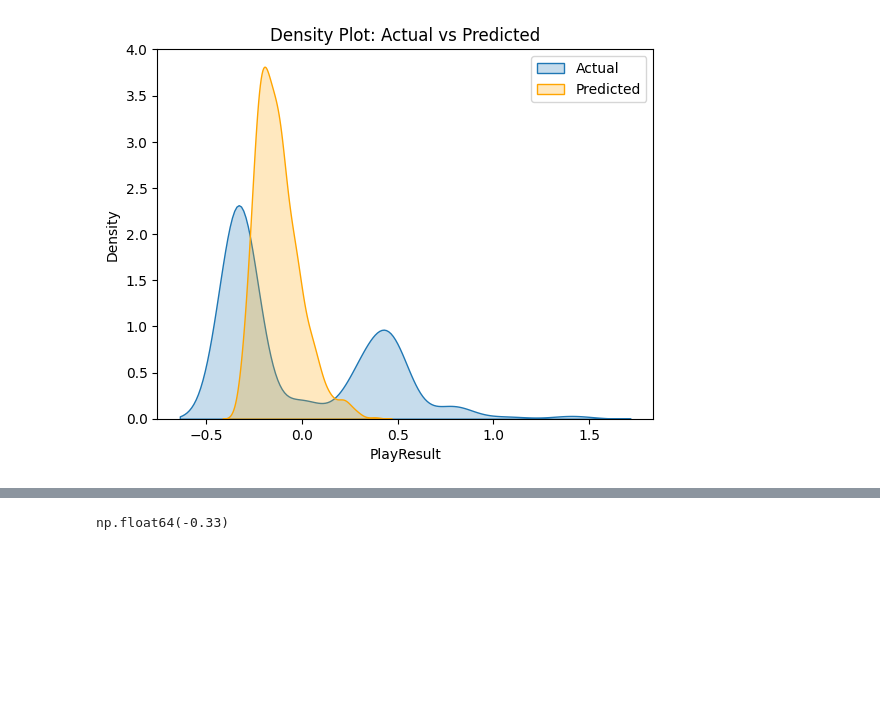
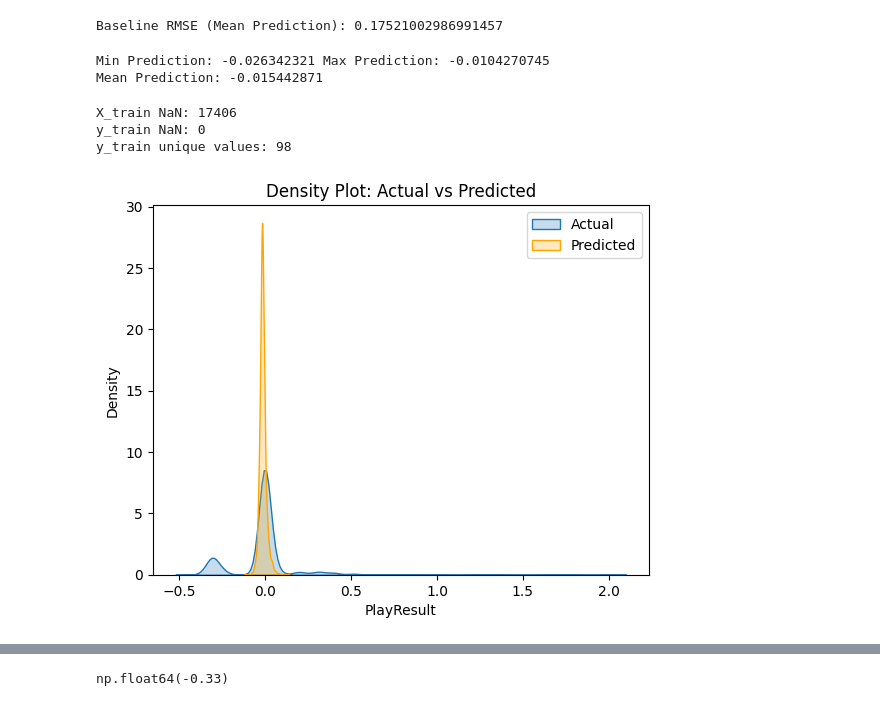
Before and after one commit to NoahLippman/Kernelytics-Projects, a Jupyter notebook: Stuff+/stuff+.ipynb, the cells around one changed output, grey strips where cells are left out. Drawn from its saved outputs; the diff is of its cells as text; code cells hidden in the pictures; blank space fills up the shorter version.

```diff
--- a/Stuff+/stuff+.ipynb
+++ b/Stuff+/stuff+.ipynb
@@ -19,0 +34,5 @@ df = pd.concat(stuff_plus, ignore_index=True)
+# %%
+mapping_data = pd.read_csv('mean_delta_run_exp_by_outcome_count.csv')
+
+# Map the data: Group by pitch_by_pitch, Balls, and Strikes, and calculate the mean of delta_run_exp_mean
+df = df.merge(mapping_data, on=['pitch_by_pitch', 'Balls', 'Strikes'], how='left')
@@ -20,5 +82,5 @@ df = pd.concat(stuff_plus, ignore_index=True)
 # %%
-dft = df[['TaggedPitchType','Pitcher','PlayResult','RelSpeed','SpinRate','RelHeight','RelSide','Extension','InducedVertBreak', 'HorzBreak','VertApprAngle','ZoneSpeed']]
+dft = df[['TaggedPitchType','delta_run_exp_mean','Pitcher','pitch_by_pitch','RelSpeed','SpinRate','RelHeight','RelSide','Extension','InducedVertBreak', 'HorzBreak','VertApprAngle','ZoneSpeed']]
 
 # Create dummy variables for TaggedPitchType
 dummies = pd.get_dummies(dft['TaggedPitchType'], prefix='PitchType',dtype=float)
@@ -33,19 +89,2 @@ array([nan, 'StrikeoutLooking', 'StrikeoutSwinging', 'Out', 'Single',
 # %%
 dft = dft.dropna()
-# %%
-map_data = {
-    'Out': -.33,
-    'Single': .46,
-    'Double': .79,
-    'StrikeoutLooking': -.33,
-    'StrikeoutSwinging': -.33,
-    'Error': 0,
-    'Walk': .31,
-    'Triple': 1.07,
-    'HomeRun': 1.41,
-    'FieldersChoice': 0,
-    'Sacrifice': 0,
-    'HItByPitch': .33  # Fixed typo: was 'HItByPitch': .330
-}
-
-dft['PlayResult'] = dft['PlayResult'].map(map_data)
@@ -153 +126,18 @@ from sklearn.pipeline import make_pipeline
+# %%
+from sklearn.pipeline import make_pipeline
+from sklearn.preprocessing import RobustScaler
+from sklearn.model_selection import RandomizedSearchCV, KFold, train_test_split
+from xgboost import XGBRegressor
+from sklearn.metrics import mean_squared_error
+from math import sqrt
+import numpy as np
+from scipy.stats import uniform, randint
+
+
+# Prepare data
+X = dft[features]
+y = dft['delta_run_exp_mean']
+X_train, X_test, y_train, y_test = train_test_split(X, y, test_size=0.3, random_state=42)
+
+# Define parameter distribution for RandomizedSearchCV
 # %%
@@ -230,13 +214,33 @@ stats_df.to_csv('stats.csv')
+# %%
+y_pred_baseline = np.full_like(y_test, y_train.mean())
+rmse_baseline = sqrt(mean_squared_error(y_test, y_pred_baseline))
+print(f"Baseline RMSE (Mean Prediction): {rmse_baseline}")
+# %% [output]
+Baseline RMSE (Mean Prediction): 0.17521002986991457
+# %%
+print("Min Prediction:", y_pred.min(), "Max Prediction:", y_pred.max())
+print("Mean Prediction:", y_pred.mean())
+# %% [output]
+Min Prediction: -0.026342321 Max Prediction: -0.0104270745
+Mean Prediction: -0.015442871
+# %%
+print("X_train NaN:", X_train.isna().sum().sum())
+print("y_train NaN:", y_train.isna().sum())
+print("y_train unique values:", y_train.nunique())
+# %% [output]
+X_train NaN: 17406
+y_train NaN: 0
+y_train unique values: 98
 # %%
 sns.kdeplot(y_test, label='Actual', fill=True)
-sns.kdeplot(y_pred.ravel(), label='Predicted', fill=True, color='orange')
+sns.kdeplot(y_pred, label='Predicted', fill=True, color='orange')
 plt.xlabel('PlayResult')
 plt.ylabel('Density')
 plt.title('Density Plot: Actual vs Predicted')
 plt.legend()
 plt.show()
 # %% [output]
-[figure, old version]
+[figure, new version]
 # %%
 y.mean()
 # %% [output]
```
Also changed, not shown: parts of 20 cells of this notebook, 8 other files.
